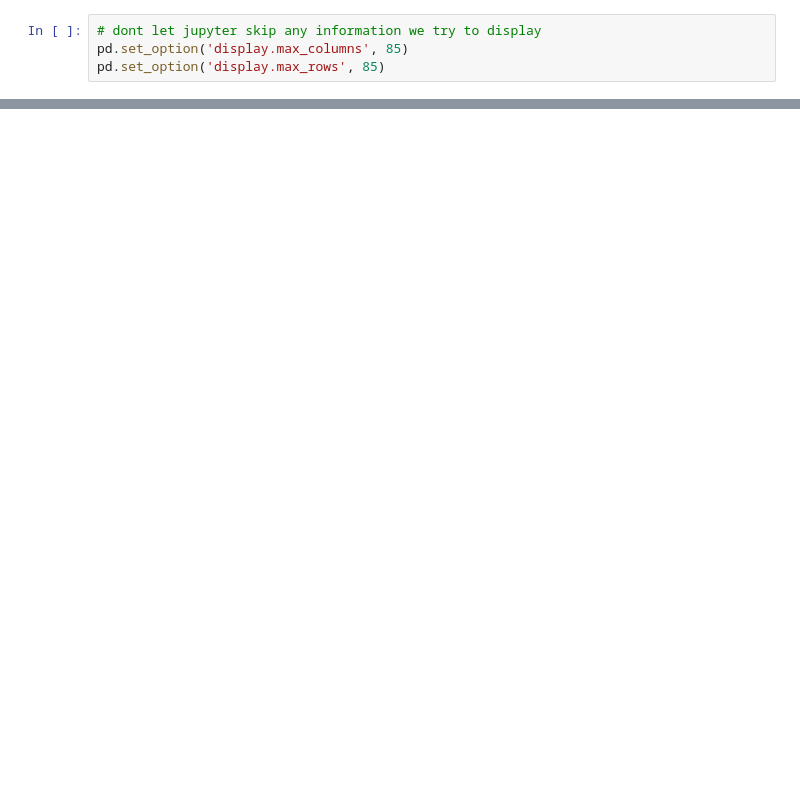
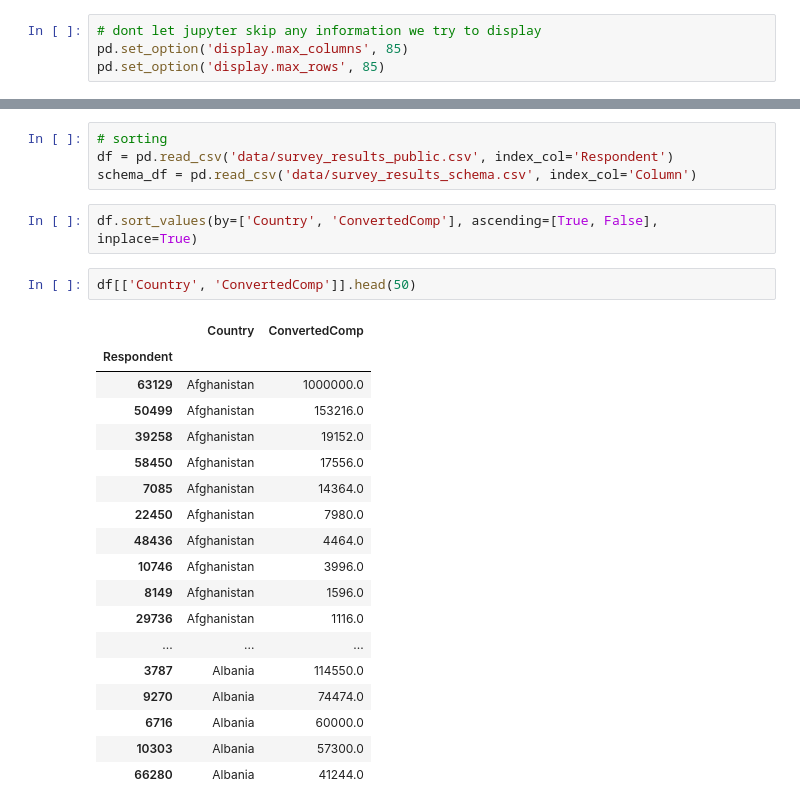
Before and after one commit to Kingsley872/python_demo, a Jupyter notebook: demo.ipynb, the cells around one changed output, grey strips where cells are left out. Drawn from its saved outputs; the diff is of its cells as text; blank space fills up the shorter version.

```diff
--- a/demo.ipynb
+++ b/demo.ipynb
@@ -78,0 +205,27 @@ schema_df
+# %%
+# sorting
+df = pd.read_csv('data/survey_results_public.csv', index_col='Respondent')
+schema_df = pd.read_csv('data/survey_results_schema.csv', index_col='Column')
+# %%
+df.sort_values(by=['Country', 'ConvertedComp'], ascending=[True, False], inplace=True)
+# %%
+df[['Country', 'ConvertedComp']].head(50)
+# %% [output]
+|  | Country | ConvertedComp |
+| Respondent |  |  |
+| 63129 | Afghanistan | 1000000.0 |
+| 50499 | Afghanistan | 153216.0 |
+| 39258 | Afghanistan | 19152.0 |
+| 58450 | Afghanistan | 17556.0 |
+| 7085 | Afghanistan | 14364.0 |
+| 22450 | Afghanistan | 7980.0 |
+| 48436 | Afghanistan | 4464.0 |
+| 10746 | Afghanistan | 3996.0 |
+| 8149 | Afghanistan | 1596.0 |
+| 29736 | Afghanistan | 1116.0 |
+| ... | ... | ... |
+| 3787 | Albania | 114550.0 |
+| 9270 | Albania | 74474.0 |
+| 6716 | Albania | 60000.0 |
+| 10303 | Albania | 57300.0 |
+| 66280 | Albania | 41244.0 |
```
Also changed, not shown: parts of 67 cells of this notebook, 1 other file.
